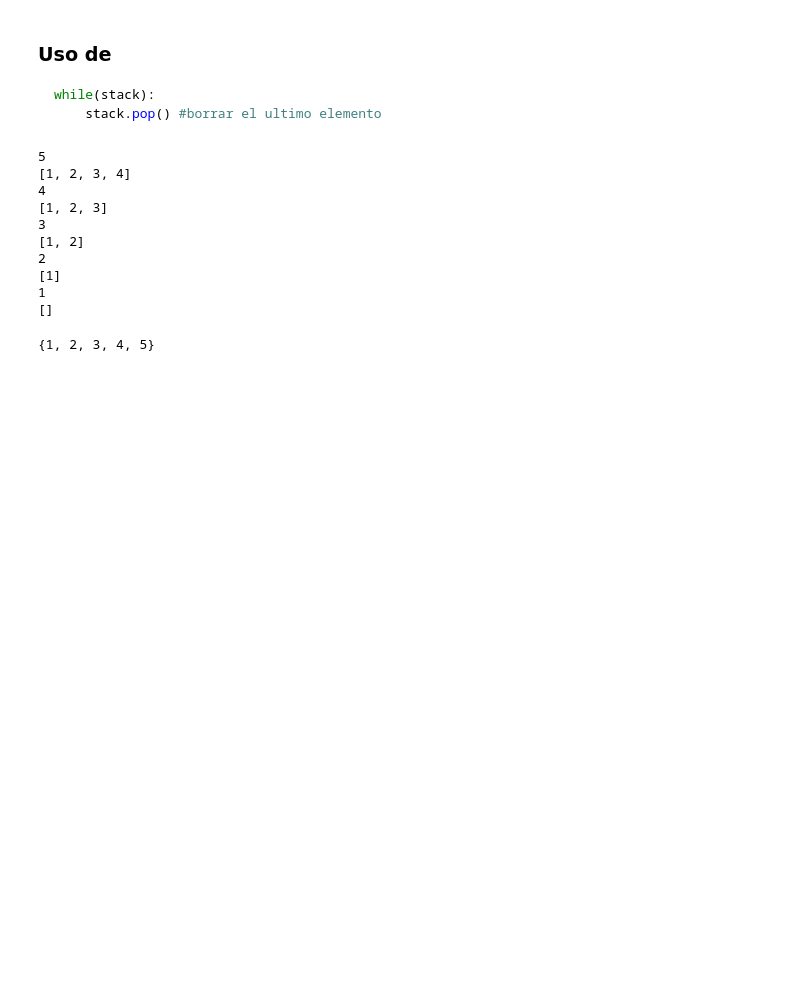
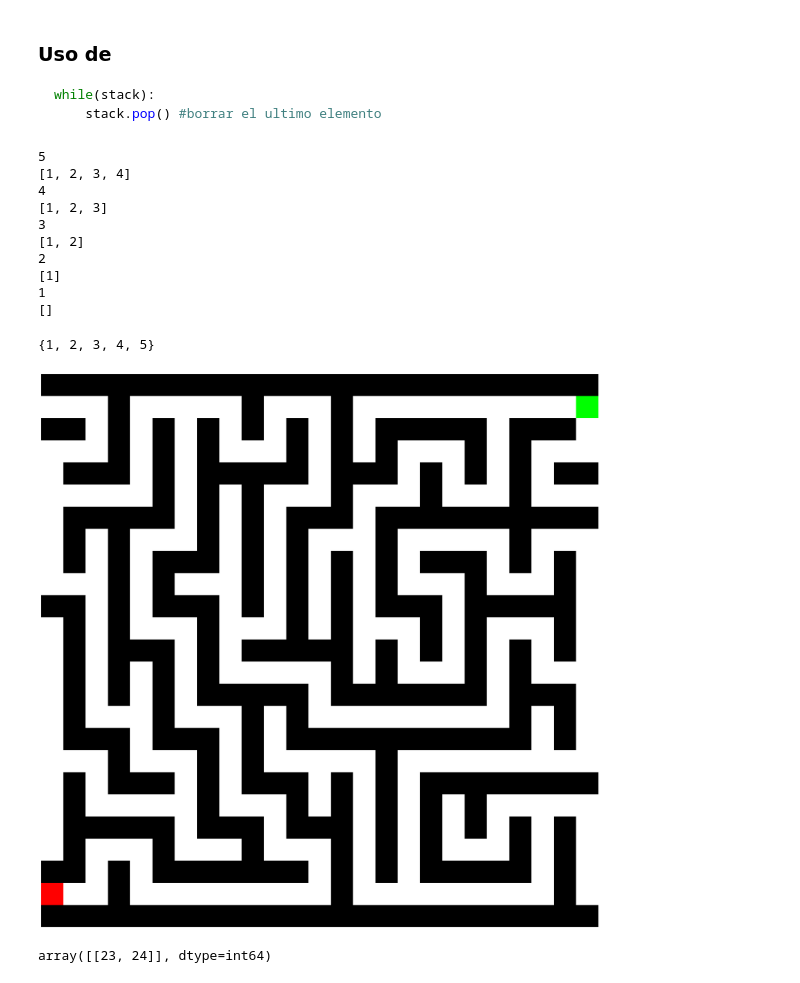
Before and after one commit to rabarza/Laberinto-Q-Learning, a Jupyter notebook: comparacion_modelos.ipynb, the cells around one changed output. Saved outputs shown, nothing was run; the diff lists cells and outputs as text; code cells hidden in the pictures; blank space fills up the shorter version.

```diff
--- a/comparacion_modelos.ipynb
+++ b/comparacion_modelos.ipynb
@@ -172,0 +207,15 @@ set([1,2,3,4,5])
+# %%
+# Generación de laberinto
+maze_size = 25
+start_point = (1, 0)
+end_point = (maze_size - 2, maze_size - 1)
+
+rewards = generate_maze(maze_size, maze_size, start_point, end_point)
+maze = Maze(rewards, start_point, end_point)
+maze.render()
+# %% [output]
+[figure, added]
+# %%
+np.argwhere(maze.maze == 500)
+# %% [output]
+array([[23, 24]], dtype=int64)
```
Also changed, not shown: parts of 18 cells of this notebook, 7 other files.
